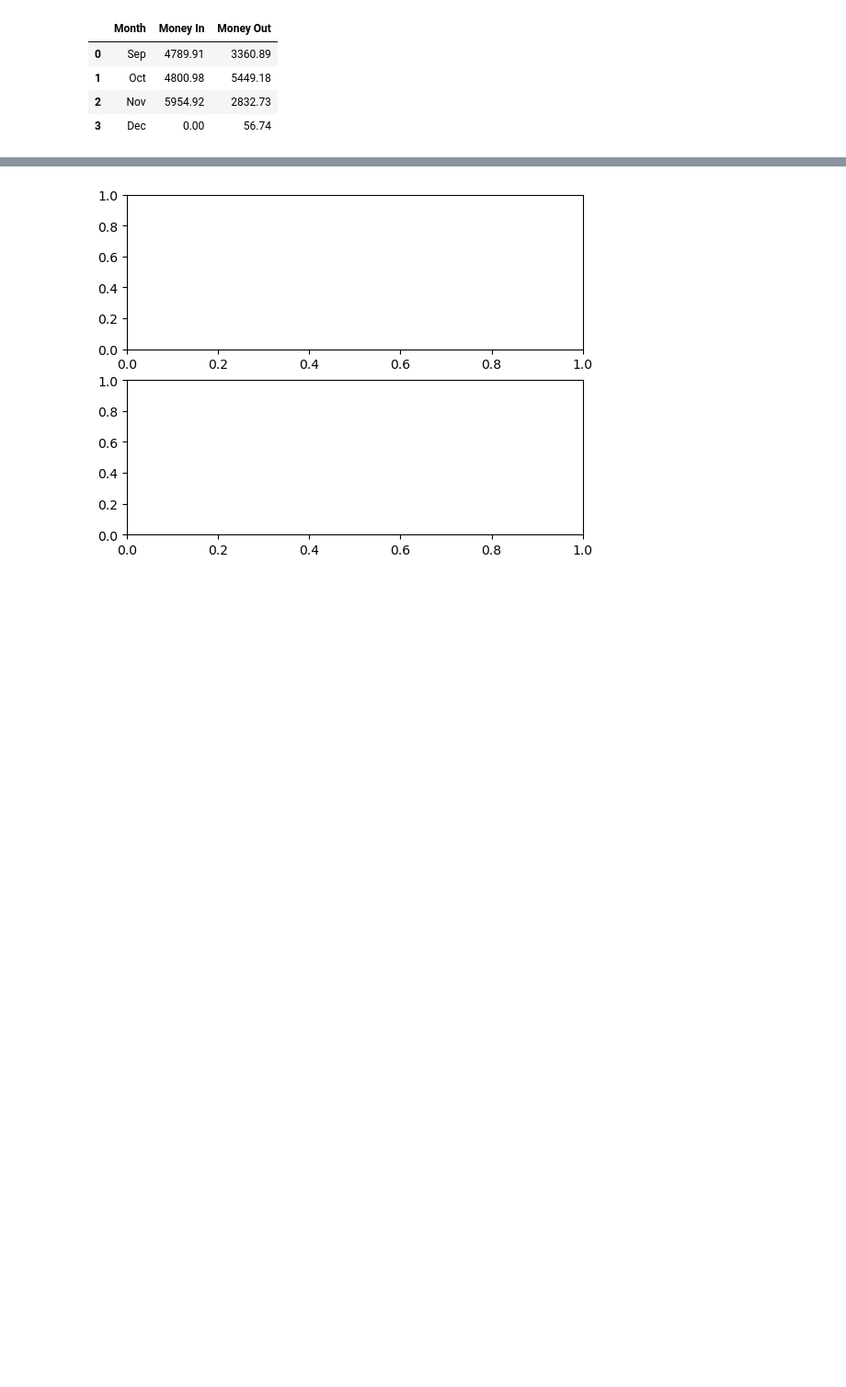
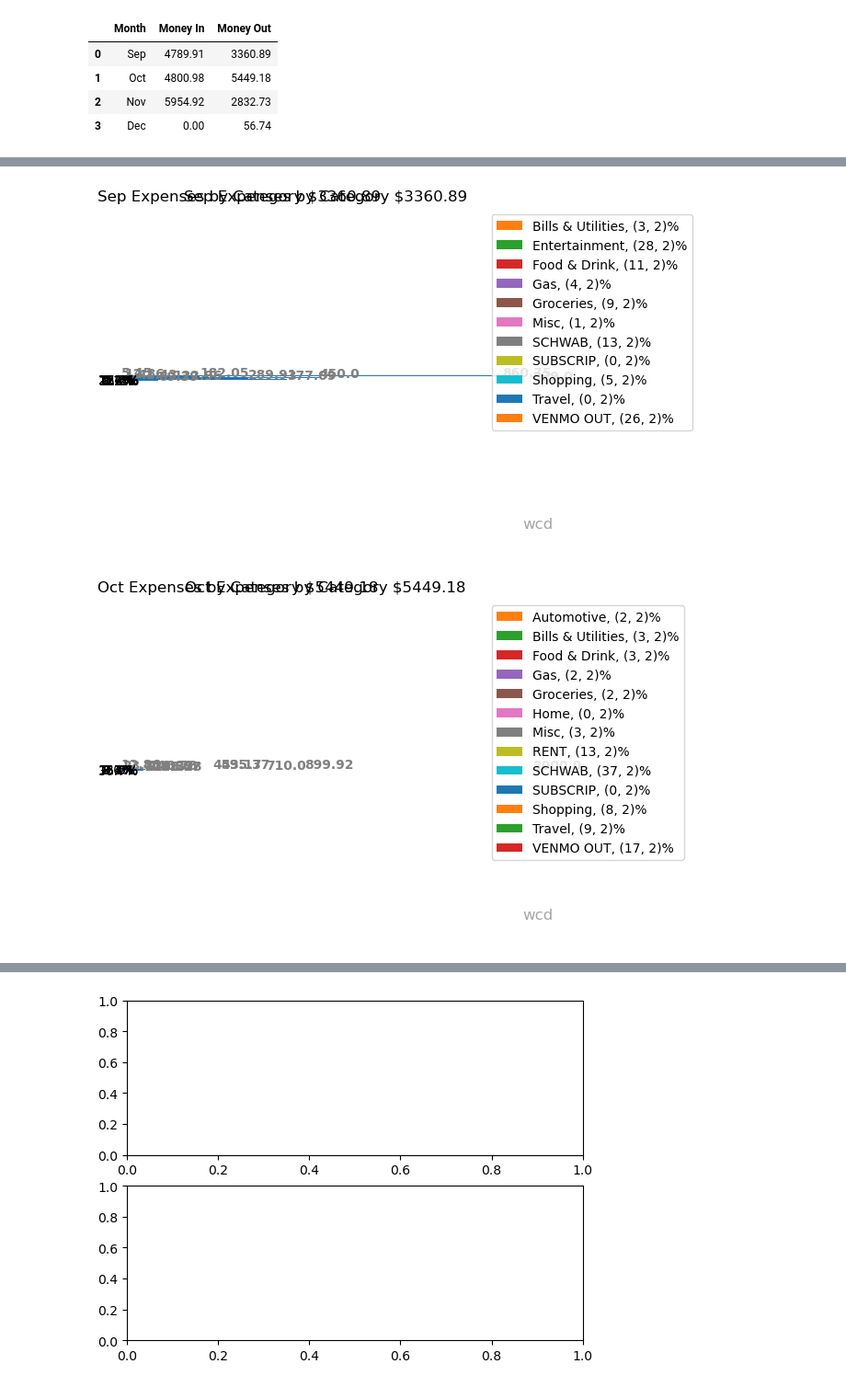
Before and after one commit to willdavis111/Budget_DA, a Jupyter notebook: Budget_app.ipynb, the cells around one changed output, grey strips where cells are left out. Shown at 92% size. Cells and saved outputs as stored; diff of their text form; code cells hidden in the pictures; blank space fills up the shorter version.

```diff
--- a/Budget_app.ipynb
+++ b/Budget_app.ipynb
@@ -217,0 +196,17 @@ all_months_bar(monthly_ratio)
+# %%
+month_list = full_df['Month'].unique()
+for mon in month_list:
+    month_df = money_out[money_out['Month'] == mon]
+#     month_df = money_in[money_in['Month'] == mon]
+    cat_tot = month_df.groupby('Category').sum()
+
+#     fig, axs = plt.subplots(2)
+#     fig.suptitle('Vertically stacked subplots')
+#     axs[1] = monthly_pie(cat_tot, str(mon))
+    bar_chart(cat_tot, mon)
+    monthly_pie(cat_tot, mon)
+#     monthly_pie(cat_tot, mon)
+#     bar_chart(cat_tot, mon)
+# %% [output]
+[figure, added]
+[figure, added]
```
Also changed, not shown: parts of 15 cells of this notebook, 1 other file.
